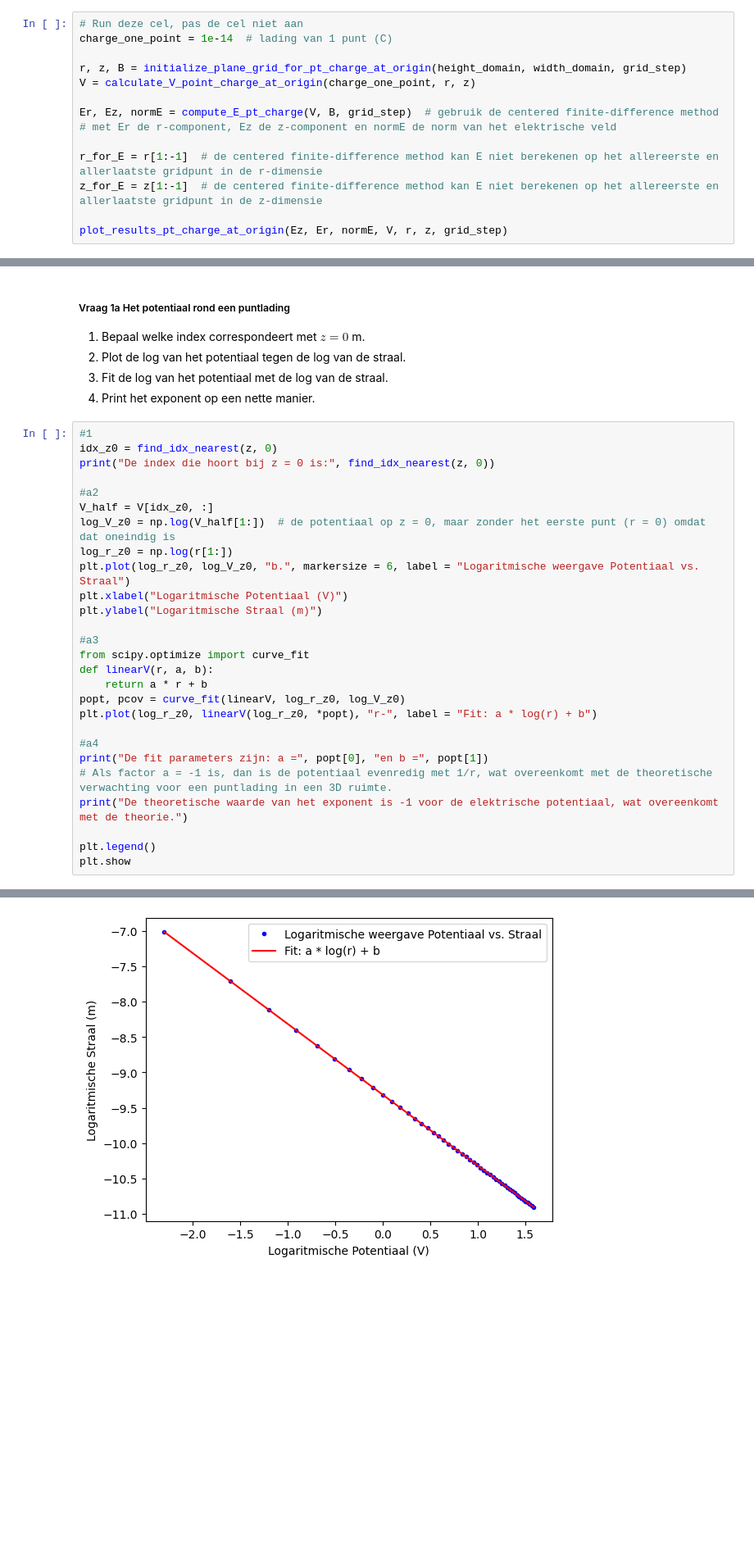
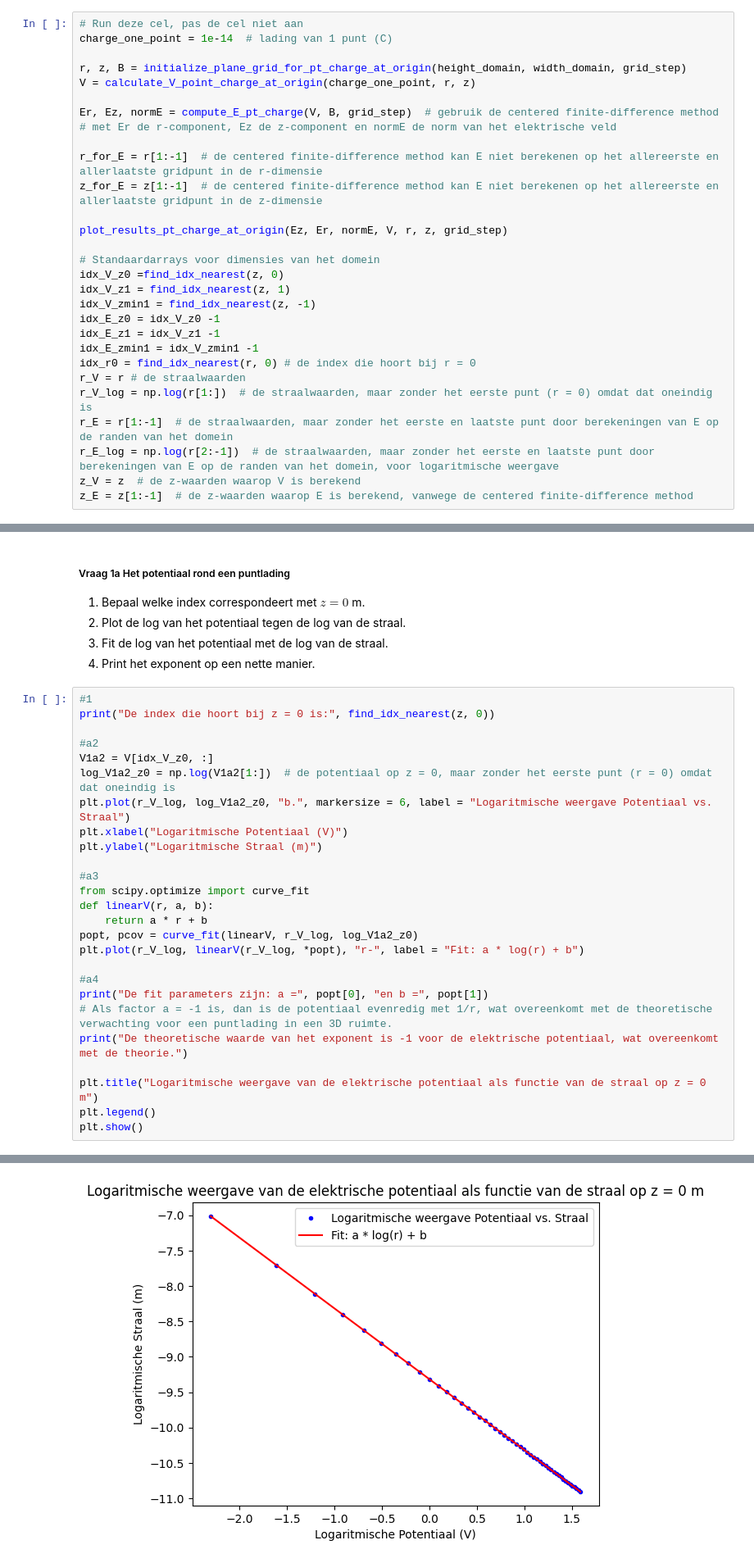
Before and after one commit to Peppertje/opdrachten-DEF-D-Pepper, a Jupyter notebook: DigitaleOntwerpopdrachten/1CondensatorOpdracht/CondensatorOntwerpopdracht.ipynb, the cells around one changed output, grey strips where cells are left out. Shown at 82% size. Saved outputs shown, nothing was run; the diff lists cells and outputs as text; blank space fills up the shorter version.

```diff
--- a/DigitaleOntwerpopdrachten/1CondensatorOpdracht/CondensatorOntwerpopdracht.ipynb
+++ b/DigitaleOntwerpopdrachten/1CondensatorOpdracht/CondensatorOntwerpopdracht.ipynb
@@ -77,6 +77,21 @@ r_for_E = r[1:-1]  # de centered finite-difference method kan E niet berekenen o
 z_for_E = z[1:-1]  # de centered finite-difference method kan E niet berekenen op het allereerste en allerlaatste gridpunt in de z-dimensie
 
 plot_results_pt_charge_at_origin(Ez, Er, normE, V, r, z, grid_step)
+
+# Standaardarrays voor dimensies van het domein
+idx_V_z0 =find_idx_nearest(z, 0)
+idx_V_z1 = find_idx_nearest(z, 1)
+idx_V_zmin1 = find_idx_nearest(z, -1)
+idx_E_z0 = idx_V_z0 -1
+idx_E_z1 = idx_V_z1 -1
+idx_E_zmin1 = idx_V_zmin1 -1
+idx_r0 = find_idx_nearest(r, 0) # de index die hoort bij r = 0
+r_V = r # de straalwaarden
+r_V_log = np.log(r[1:])  # de straalwaarden, maar zonder het eerste punt (r = 0) omdat dat oneindig is
+r_E = r[1:-1]  # de straalwaarden, maar zonder het eerste en laatste punt door berekeningen van E op de randen van het domein
+r_E_log = np.log(r[2:-1])  # de straalwaarden, maar zonder het eerste en laatste punt door berekeningen van E op de randen van het domein, voor logaritmische weergave
+z_V = z  # de z-waarden waarop V is berekend
+z_E = z[1:-1]  # de z-waarden waarop E is berekend, vanwege de centered finite-difference method
 # %% [output]
 [figure]
 # %% [markdown]
@@ -88,14 +103,12 @@ plot_results_pt_charge_at_origin(Ez, Er, normE, V, r, z, grid_step)
 4. Print het exponent op een nette manier.
 # %%
 #1
-idx_z0 = find_idx_nearest(z, 0)
 print("De index die hoort bij z = 0 is:", find_idx_nearest(z, 0))
 
 #a2
-V_half = V[idx_z0, :]
-log_V_z0 = np.log(V_half[1:])  # de potentiaal op z = 0, maar zonder het eerste punt (r = 0) omdat dat oneindig is
-log_r_z0 = np.log(r[1:])
-plt.plot(log_r_z0, log_V_z0, "b.", markersize = 6, label = "Logaritmische weergave Potentiaal vs. Straal")
+V1a2 = V[idx_V_z0, :]
+log_V1a2_z0 = np.log(V1a2[1:])  # de potentiaal op z = 0, maar zonder het eerste punt (r = 0) omdat dat oneindig is
+plt.plot(r_V_log, log_V1a2_z0, "b.", markersize = 6, label = "Logaritmische weergave Potentiaal vs. Straal")
 plt.xlabel("Logaritmische Potentiaal (V)")
 plt.ylabel("Logaritmische Straal (m)")
 
@@ -103,16 +116,17 @@ plt.ylabel("Logaritmische Straal (m)")
 from scipy.optimize import curve_fit
 def linearV(r, a, b):
     return a * r + b
-popt, pcov = curve_fit(linearV, log_r_z0, log_V_z0)
-plt.plot(log_r_z0, linearV(log_r_z0, *popt), "r-", label = "Fit: a * log(r) + b")
+popt, pcov = curve_fit(linearV, r_V_log, log_V1a2_z0)
+plt.plot(r_V_log, linearV(r_V_log, *popt), "r-", label = "Fit: a * log(r) + b")
 
 #a4
 print("De fit parameters zijn: a =", popt[0], "en b =", popt[1])
 # Als factor a = -1 is, dan is de potentiaal evenredig met 1/r, wat overeenkomt met de theoretische verwachting voor een puntlading in een 3D ruimte.
 print("De theoretische waarde van het exponent is -1 voor de elektrische potentiaal, wat overeenkomt met de theorie.")
 
+plt.title("Logaritmische weergave van de elektrische potentiaal als functie van de straal op z = 0 m")
 plt.legend()
-plt.show
+plt.show()
 # %% [output]
 De index die hoort bij z = 0 is: 50
 De fit parameters zijn: a = -1.0 en b = -9.317063767267332
@@ -121,4 +134,4 @@ De theoretische waarde van het exponent is -1 voor de elektrische potentiaal, wa
-[figure, old version]
+[figure, new version]
 # %% [markdown]
 ##### Vraag 1b Het elektrische veld rond een puntlading
 1. Voer van vraag 1a 2 tot 4 uit voor het elektrische veld.
```
Also changed, not shown: parts of 20 cells of this notebook, 2 other files.
